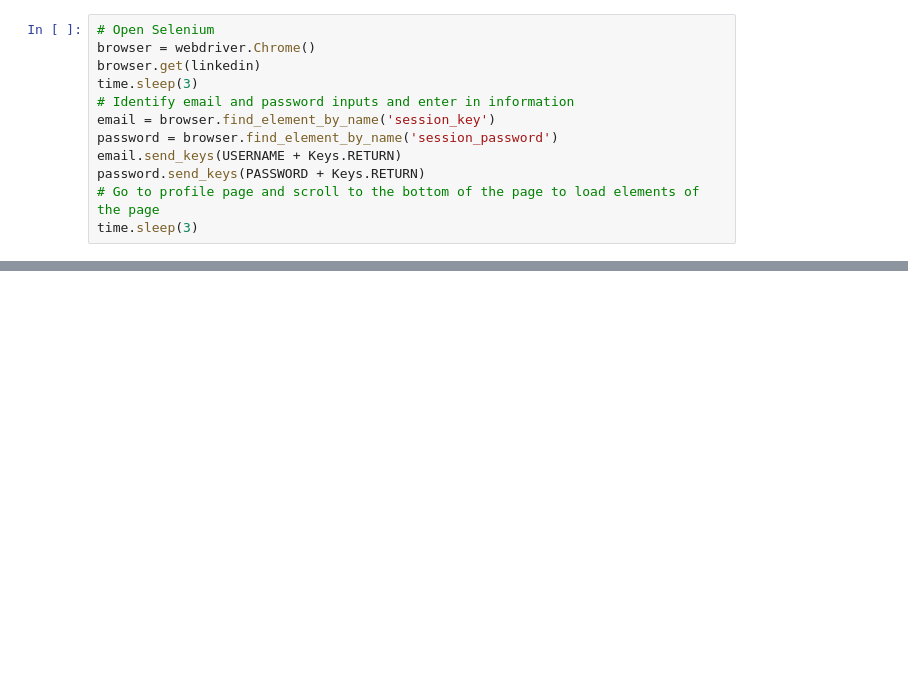
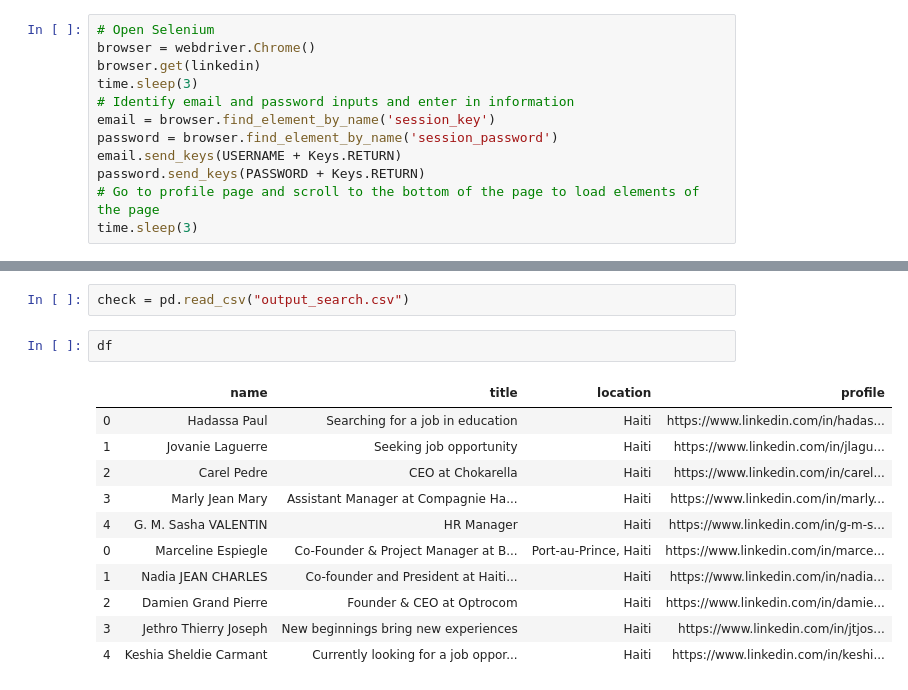
Before and after one commit to B1o0b1/Ayiti_analytics_capstone_project, a Jupyter notebook: initial_notebook.ipynb, the cells around one changed output, grey strips where cells are left out. Drawn from its saved outputs; the diff is of its cells as text; blank space fills up the shorter version.

```diff
--- a/initial_notebook.ipynb
+++ b/initial_notebook.ipynb
@@ -30,0 +118,16 @@ time.sleep(3)
+# %%
+check = pd.read_csv("output_search.csv")
+# %%
+df
+# %% [output]
+|  | name | title | location | profile |
+| 0 | Hadassa Paul | Searching for a job in education | Haiti | https://www.linkedin.com/in/hadas... |
+| 1 | Jovanie Laguerre | Seeking job opportunity | Haiti | https://www.linkedin.com/in/jlagu... |
+| 2 | Carel Pedre | CEO at Chokarella | Haiti | https://www.linkedin.com/in/carel... |
+| 3 | Marly Jean Mary | Assistant Manager at Compagnie Ha... | Haiti | https://www.linkedin.com/in/marly... |
+| 4 | G. M. Sasha VALENTIN | HR Manager | Haiti | https://www.linkedin.com/in/g-m-s... |
+| 0 | Marceline Espiegle | Co-Founder & Project Manager at B... | Port-au-Prince, Haiti | https://www.linkedin.com/in/marce... |
+| 1 | Nadia JEAN CHARLES | Co-founder and President at Haiti... | Haiti | https://www.linkedin.com/in/nadia... |
+| 2 | Damien Grand Pierre | Founder & CEO at Optrocom | Haiti | https://www.linkedin.com/in/damie... |
+| 3 | Jethro Thierry Joseph | New beginnings bring new experiences | Haiti | https://www.linkedin.com/in/jtjos... |
+| 4 | Keshia Sheldie Carmant | Currently looking for a job oppor... | Haiti | https://www.linkedin.com/in/keshi... |
```
Also changed, not shown: parts of 5 cells of this notebook.
